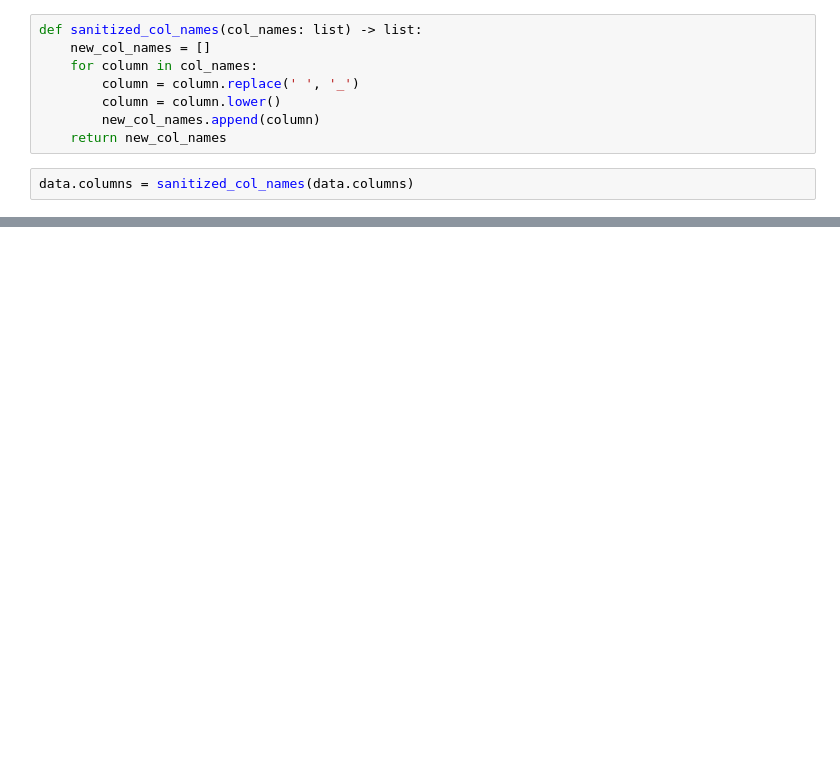
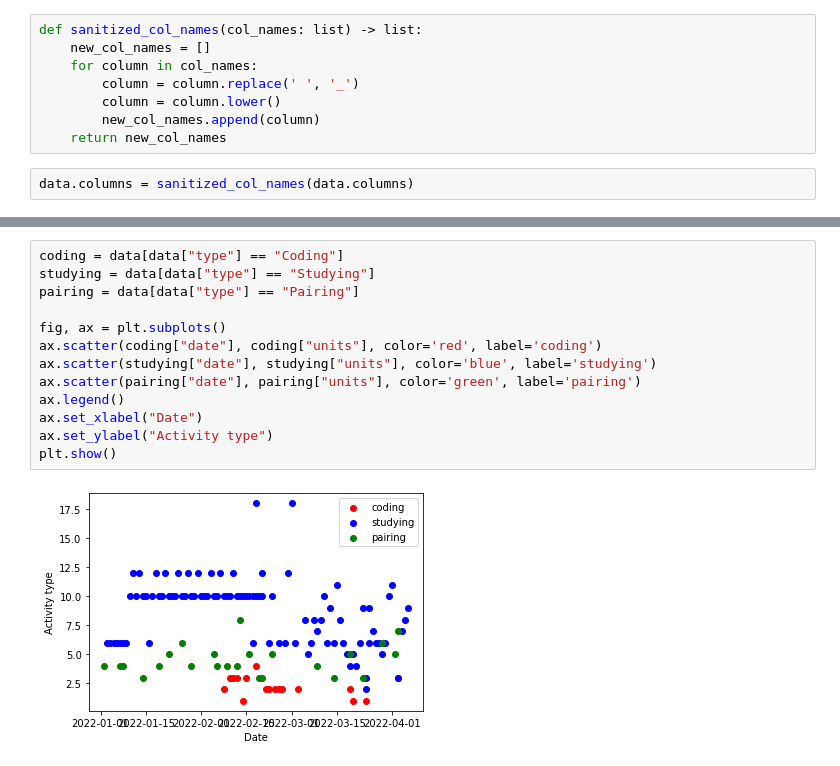
Before and after one commit to danielalazzara/learning_python, a Jupyter notebook: notebooks/data_exploration.ipynb, the cells around one changed output, grey strips where cells are left out. Drawn from its saved outputs; the diff is of its cells as text; blank space fills up the shorter version.

```diff
--- a/notebooks/data_exploration.ipynb
+++ b/notebooks/data_exploration.ipynb
@@ -61,0 +122,15 @@ plt.show()
+# %%
+coding = data[data["type"] == "Coding"]
+studying = data[data["type"] == "Studying"]
+pairing = data[data["type"] == "Pairing"]
+
+fig, ax = plt.subplots()
+ax.scatter(coding["date"], coding["units"], color='red', label='coding')
+ax.scatter(studying["date"], studying["units"], color='blue', label='studying')
+ax.scatter(pairing["date"], pairing["units"], color='green', label='pairing')
+ax.legend()
+ax.set_xlabel("Date")
+ax.set_ylabel("Activity type")
+plt.show()
+# %% [output]
+[figure, added]
```
Also changed, not shown: parts of 25 cells of this notebook, 1 other file.
